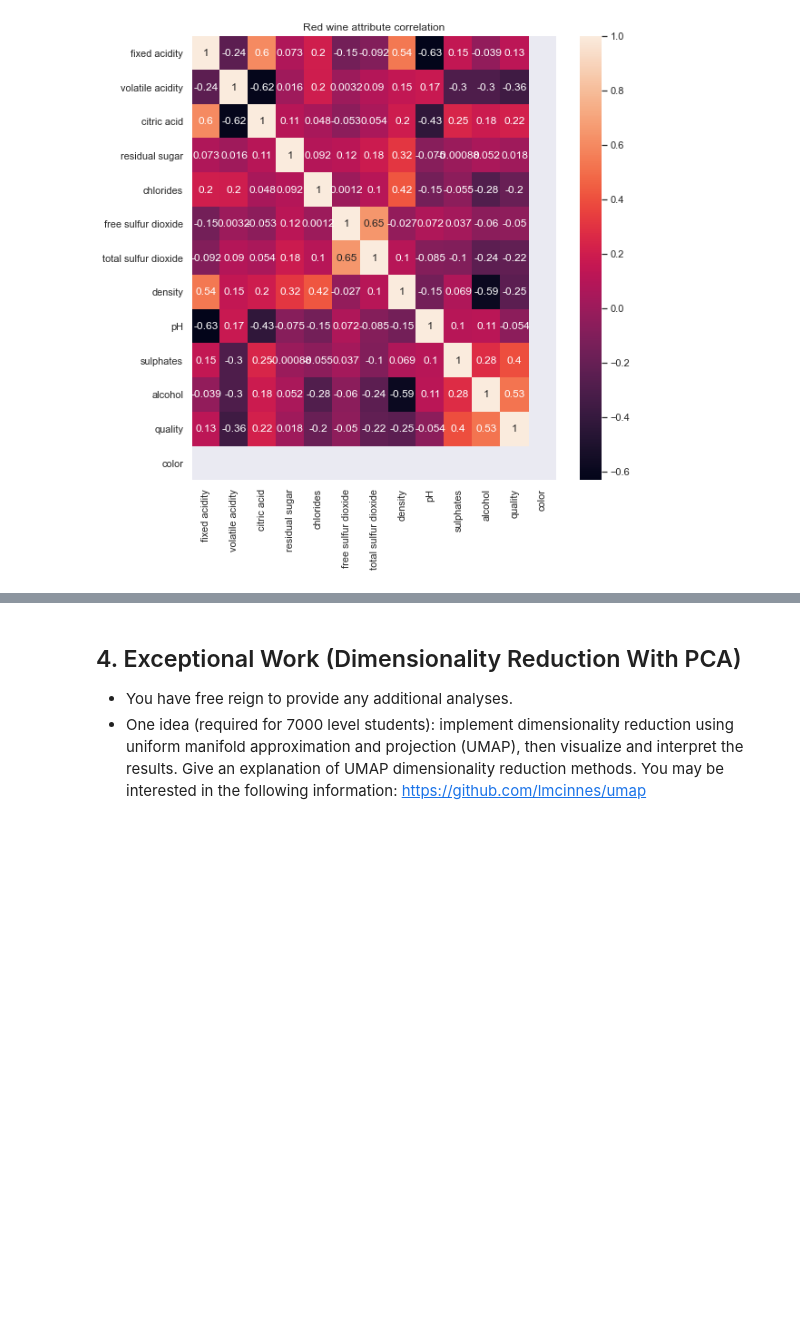
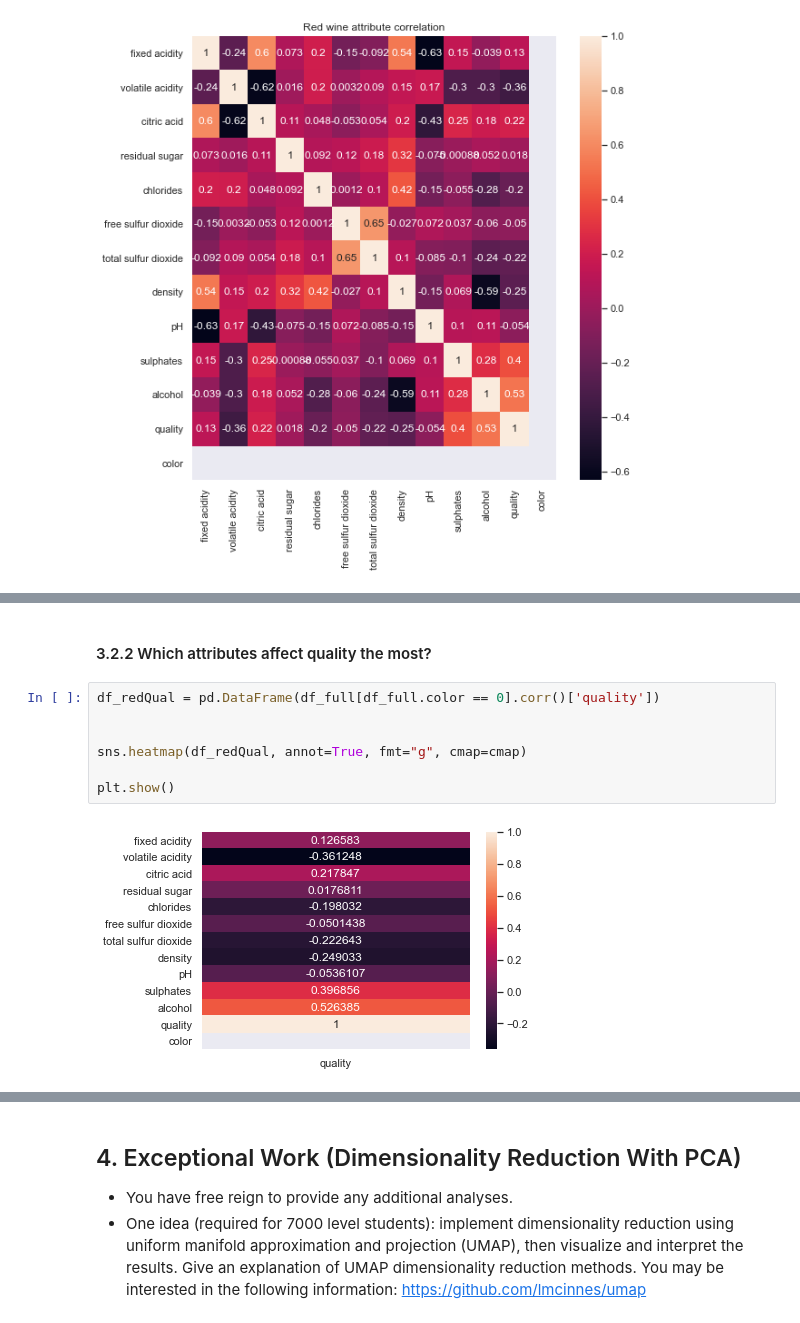
Before and after one commit to harrisonnoble/ml-projects, a Jupyter notebook: Lab 1/Lab 1.ipynb, the cells around one changed output, grey strips where cells are left out. Cells and saved outputs as stored; diff of their text form; blank space fills up the shorter version.

```diff
--- a/Lab 1/Lab 1.ipynb
+++ b/Lab 1/Lab 1.ipynb
@@ -378,0 +463,11 @@ After exploring the data using many different plots, we decided to consider thes
+# %% [markdown]
+#### 3.2.2 Which attributes affect quality the most?
+# %%
+df_redQual = pd.DataFrame(df_full[df_full.color == 0].corr()['quality'])
+
+
+sns.heatmap(df_redQual, annot=True, fmt="g", cmap=cmap)
+
+plt.show()
+# %% [output]
+[figure, added]
```
Also changed, not shown: parts of 19 cells of this notebook.
